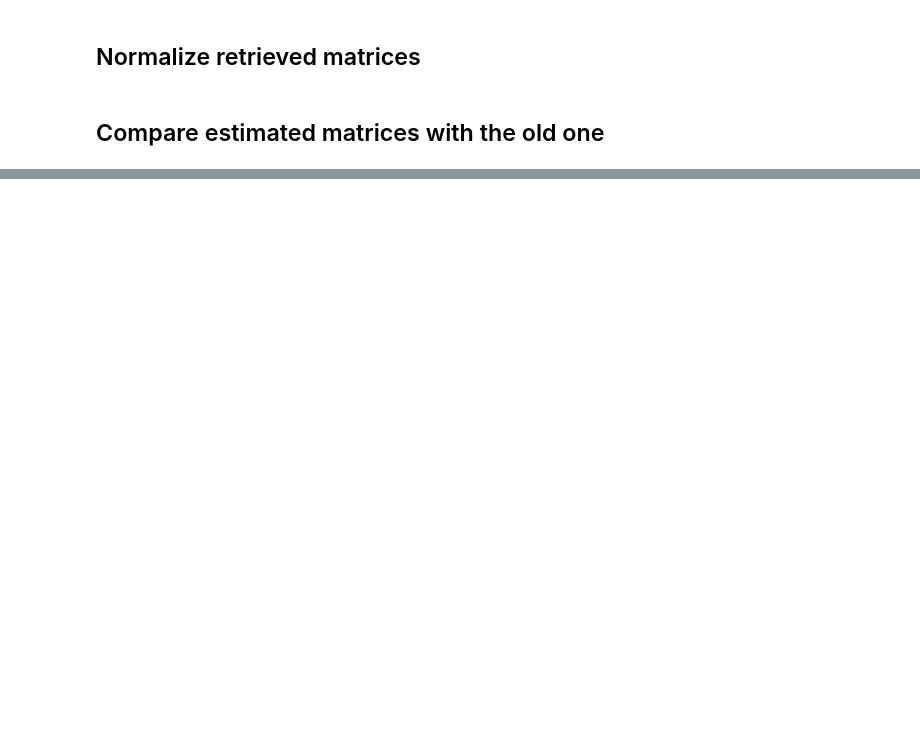
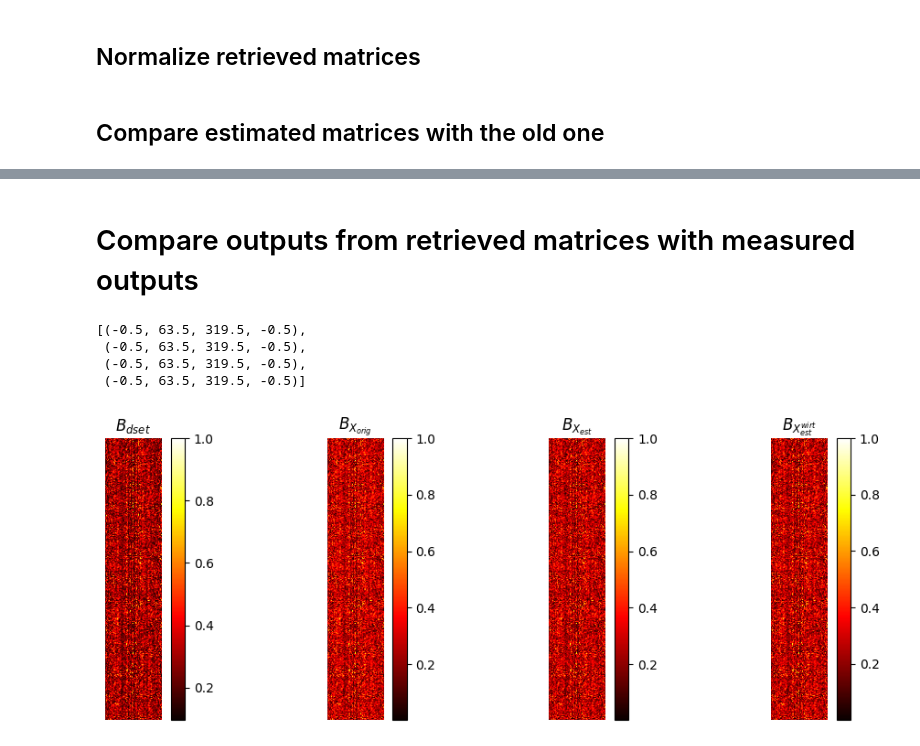
Before and after one commit to jysru/pim_methods, a Jupyter notebook: check_pim_tmr_diffuser.ipynb, the cells around one changed output, grey strips where cells are left out. Saved outputs shown, nothing was run; the diff lists cells and outputs as text; code cells hidden in the pictures; blank space fills up the shorter version.

```diff
--- a/check_pim_tmr_diffuser.ipynb
+++ b/check_pim_tmr_diffuser.ipynb
@@ -75,0 +94,24 @@ pls.append(axs[5].imshow(np.angle(X2.T), cmap="twilight"))
+# %% [markdown]
+# Compare outputs from retrieved matrices with measured outputs
+# %%
+B_X = np.abs(np.dot(A, X.T))
+B_X1 = np.abs(np.dot(A, X1))
+B_X2 = np.abs(np.dot(A, X2))
+
+titles = [r"$B_{dset}$", r"$B_{X_{orig}}$", r"$B_{X_{est}}$", r"$B_{X_{est}^{wirt}}$"]
+pls = []
+
+fig, axs = plt.subplots(1, 4, figsize=(12,4))
+pls.append(axs[0].imshow(B / np.max(B), cmap="hot"))
+pls.append(axs[1].imshow(B_X / np.max(B_X), cmap="hot"))
+pls.append(axs[2].imshow(B_X1 / np.max(B_X1), cmap="hot"))
+pls.append(axs[3].imshow(B_X2 / np.max(B_X2), cmap="hot"))
+[ plt.colorbar(pls[i], ax=axs[i]) for i in range(len(pls)) ]
+[ axs[i].set_title(titles[i]) for i in range(len(pls)) ]
+[ axs[i].axis('off') for i in range(len(pls)) ]
+# %% [output]
+[(-0.5, 63.5, 319.5, -0.5),
+ (-0.5, 63.5, 319.5, -0.5),
+ (-0.5, 63.5, 319.5, -0.5),
+ (-0.5, 63.5, 319.5, -0.5)]
+[figure, added]
```
Also changed, not shown: parts of 9 cells of this notebook.
